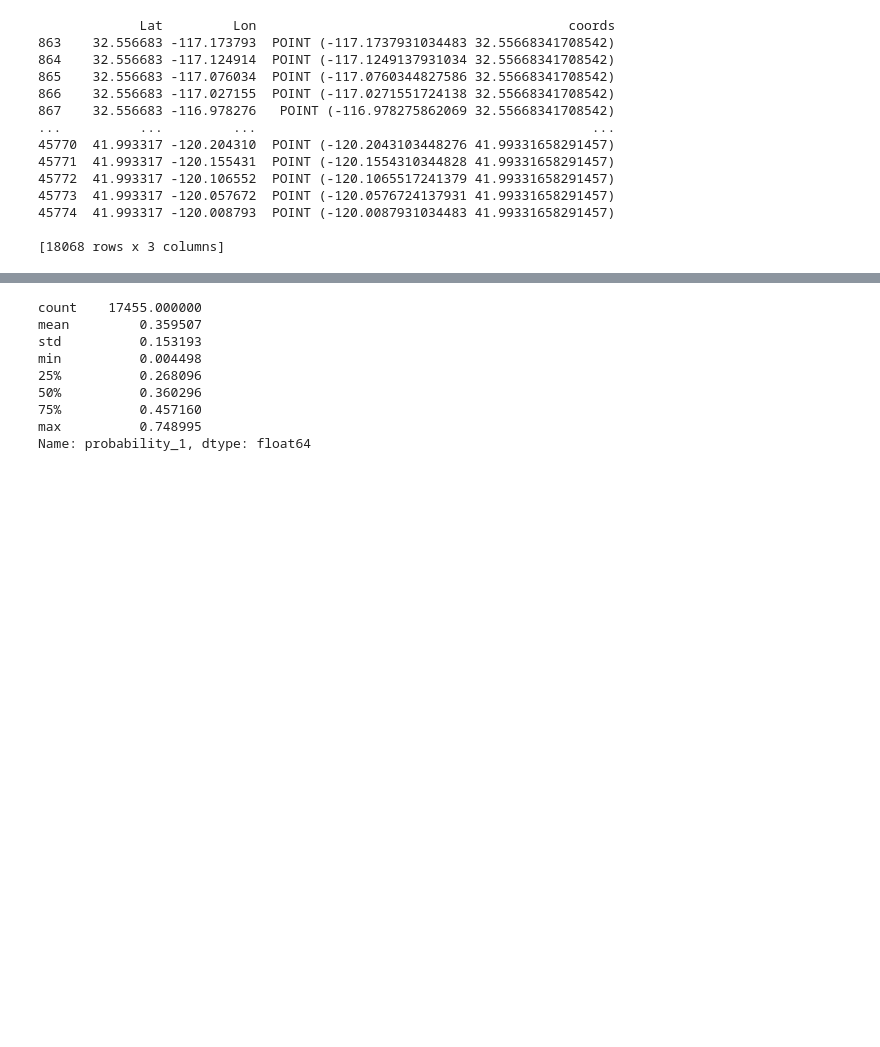
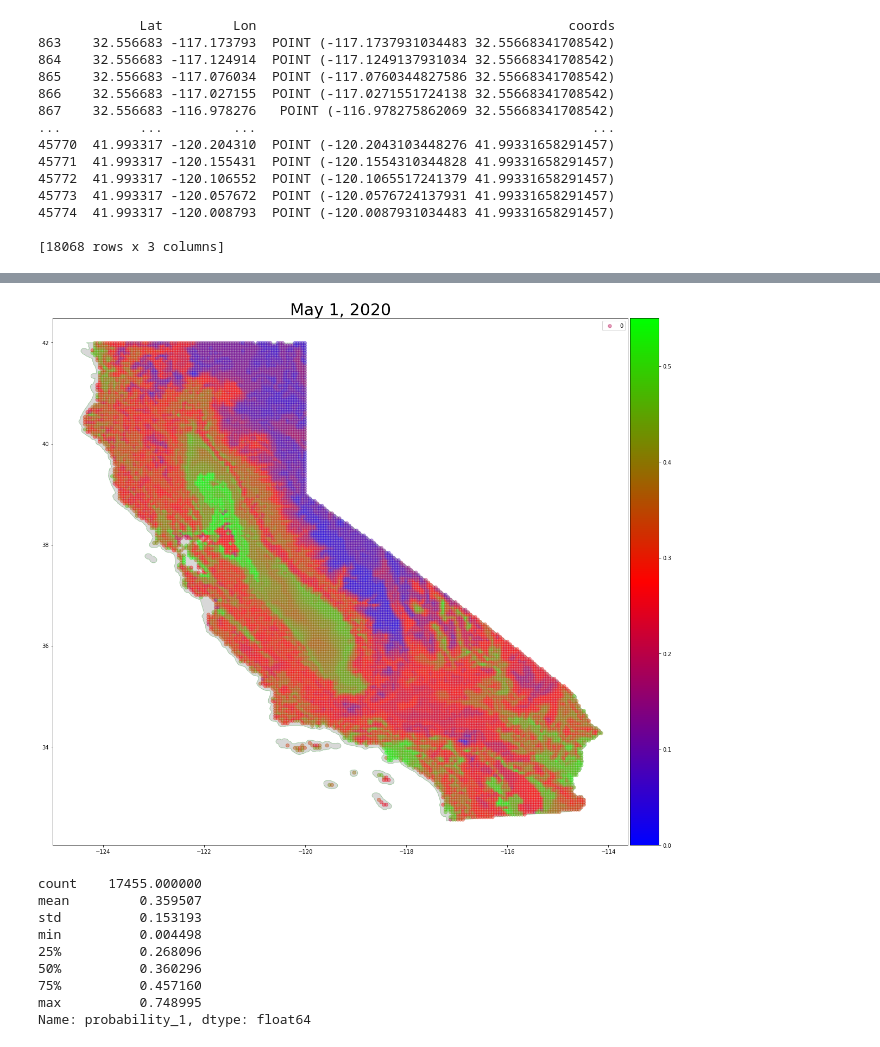
Before and after one commit to christophlee/Bloom-Finder, a Jupyter notebook: npn_explore.ipynb, the cells around one changed output, grey strips where cells are left out. Saved outputs shown, nothing was run; the diff lists cells and outputs as text; code cells hidden in the pictures; blank space fills up the shorter version.

```diff
--- a/npn_explore.ipynb
+++ b/npn_explore.ipynb
@@ -1440,7 +1621,16 @@ grid_df.to_pickle('grid_df.pkl')
+# %%
+#grid_df.to_pickle('data/grid_df.pkl')
+grid_df=pd.read_pickle('data/grid_df.pkl')
+
+# load model
+# load x_mean, x_std
+model = pickle.load(open('rfmodel_0616.sav','rb'))
+x_mean = np.load('x_mean_0616.npy')
+x_std = np.load('x_std_0616.npy')
 # %%
 # generate probabilities from model
 # need to add day of year to grid_df
-visit_date = date(2020,5,15)
+visit_date = date(2020,5,1)
 grid_df['Day_of_Year'] = visit_date.timetuple().tm_yday
 
 grid_df['daylength'] = grid_df.apply(lambda x: daylength(x.Day_of_Year,x.Lat),axis=1)
@@ -1450,13 +1640,14 @@ agdd_path = 'prism/daily/agdd0/%s/PRISM_agdd0_%s%02d%02d.tif'
 
 # read in aggd0 file
 agdd_data = raster_dataset(agdd_path % (visit_date.year,visit_date.year,visit_date.month,visit_date.day))
-grid_df['AGDD0_100'] = grid_df.apply(lambda x: agdd_data.get_value(x.Lon,x.Lat), axis=1)
+
+grid_df['AGDD0_100'] = grid_df.apply(lambda x: agdd_data.get_value(x.Lat,x.Lon), axis=1)
 
 grid_df['cum_ppt_100'] = np.nan
 cum_ppt_100_path = 'prism/daily/cum_ppt_100/%s/PRISM_cum_ppt_100_%s%02d%02d.tif'
 
 # read in aggd0 file
 cum_ppt_100_data = raster_dataset(cum_ppt_100_path % (visit_date.year,visit_date.year,visit_date.month,visit_date.day))
-grid_df['cum_ppt_100'] = grid_df.apply(lambda x: cum_ppt_100_data.get_value(x.Lon,x.Lat), axis=1)
+grid_df['cum_ppt_100'] = grid_df.apply(lambda x: cum_ppt_100_data.get_value(x.Lat,x.Lon), axis=1)
 
-grid_df_pred = predict(logmodel,grid_df[['elevation_srtm','daylength','AGDD0_100','cum_ppt_100']],transform_func=transform_input)
+grid_df_pred = predict(model,grid_df[['elevation_srtm','daylength','AGDD0_100','cum_ppt_100']],transform_func=transform_input)
@@ -1463,3 +1697,34 @@ grid_df_pred = predict(logmodel,grid_df[['elevation_srtm','daylength','AGDD0_100
+# %%
+from mpl_toolkits.axes_grid1 import make_axes_locatable
+
+# plot unique GPS locations
+#geometry = plot_data.apply(lambda x: Point((x.Longitude,x.Latitude)),axis=1)
+geo_df = gpd.GeoDataFrame(grid_df_pred,crs=crs,geometry=grid_df.coords.values)
+
+fig,ax = plt.subplots(figsize=(20,20))
+ca.plot(ax=ax,alpha=0.3,color='grey',edgecolor='green')
+#geo_df.plot(ax=ax,markersize=20,color='blue')
+
+norm = matplotlib.colors.Normalize(vmin=0.0,vmax=.55)
+mapper = cm.ScalarMappable(norm=norm, cmap=cm.brg)
+#tmp = geo_df[geo_df['probability_1']>exclude]
+colors = [mapper.to_rgba(x) for x in geo_df.probability_1.values]
+geo_df.plot(ax=ax,markersize=40,c=colors,label='0',alpha=0.4)
+
+#geo_df.plot(ax=ax,markersize=10,color='green')
+#plt.title('Observations Recorded in California')
+plt.title('%s %d, %d'%(visit_date.strftime("%b"),visit_date.day,visit_date.year),fontsize=30)
+plt.legend();
+#plt.colorbar(mapper)#, fraction=0.1,orientation='vertical')
+#break
+#last_axes = plt.gca()
+#ax = mappable.axes
+#fig = ax.figure
+divider = make_axes_locatable(ax)
+cax = divider.append_axes("right", size="5%", pad=0.05)
+cbar = fig.colorbar(mapper, cax=cax)
+# %% [output]
+[figure, added]
 # %%
 #predictions = logmodel.predict(scale(interaction.fit_transform(grid_df[['elevation_srtm','daylength','AGDD0_100','cum_ppt_100']])))
 #probs = logmodel.predict_proba(scale(interaction.fit_transform(grid_df[['elevation_srtm','daylength','AGDD0_100','cum_ppt_100']])))
```
Also changed, not shown: parts of 90 cells of this notebook, 2 other files.
